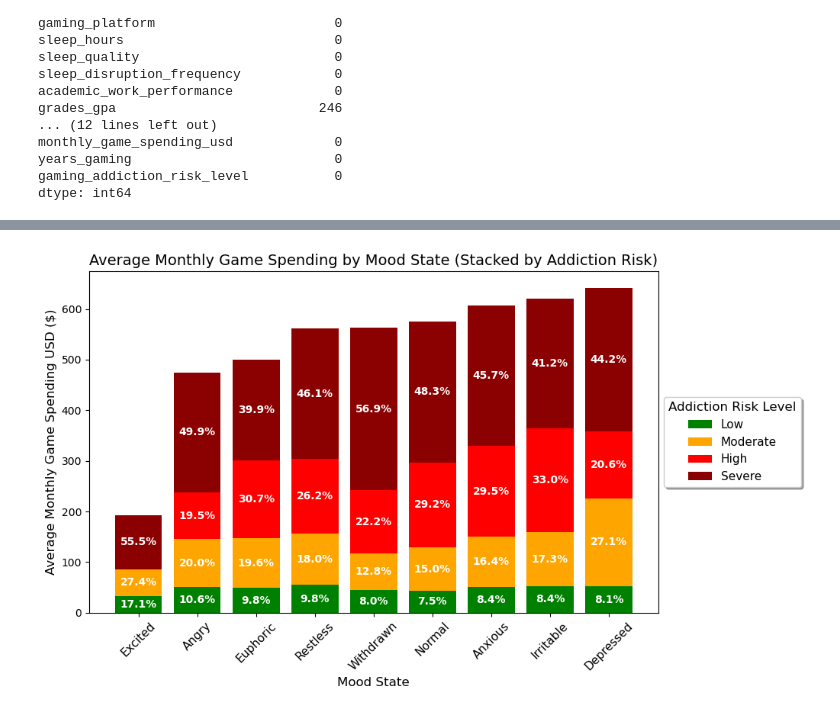
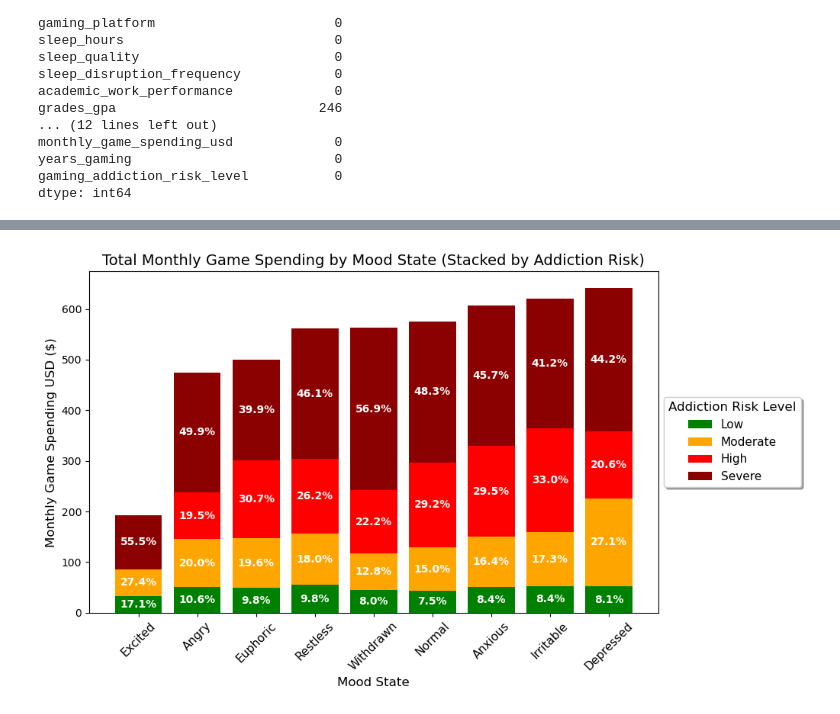
Before and after one commit to ilsecaher/MSDS470_X40_Data-Visualization_Wk5, a Jupyter notebook: MSDS670_X40_Data Visualization_AssignmentWk5 - Ilse Severance.ipynb, the cells around one changed output, grey strips where cells are left out. Cells and saved outputs as stored; diff of their text form; code cells hidden in the pictures.

```diff
--- a/MSDS670_X40_Data Visualization_AssignmentWk5 - Ilse Severance.ipynb
+++ b/MSDS670_X40_Data Visualization_AssignmentWk5 - Ilse Severance.ipynb
@@ -132,36 +132,36 @@ mood_risk_avg = spending_df.groupby(["mood_state", "gaming_addiction_risk_level"
 mood_risk_avg = mood_risk_avg.reindex(columns=risk_order, fill_value=0)
 
 #Computing total spending per mood and sort by that, creating a helper column for sorting
 mood_risk_avg["total_spending"] = mood_risk_avg.sum(axis=1)
 mood_risk_avg = mood_risk_avg.sort_values("total_spending")
 mood_risk_avg = mood_risk_avg.drop(columns="total_spending")
 
 #Creating the stacked bar chart
 fig, ax = plt.subplots(figsize=(12, 6))
 bottom = pd.Series(0, index=mood_risk_avg.index)
 for risk_level in risk_order:
     values = mood_risk_avg[risk_level]
     bars = ax.bar(mood_risk_avg.index, values, bottom=bottom, color=colors[risk_level], label=risk_level)
 
     # Annotate each segment with percentage of that mood total
     for bar, val, btm, mood in zip(bars, values, bottom, mood_risk_avg.index):
         total = mood_risk_avg.loc[mood].sum()
         if val > 0:
             ax.text(bar.get_x() + bar.get_width() / 2, btm + val / 2, f"{val/total*100:.1f}%", ha="center", va="center", fontsize=10, color="white", fontweight="bold")
     bottom += values
 
 #Adding labels and title
-ax.set_title("Average Monthly Game Spending by Mood State (Stacked by Addiction Risk)", fontsize=14)
-ax.set_ylabel("Average Monthly Game Spending USD ($)", fontsize=12)
+ax.set_title("Total Monthly Game Spending by Mood State (Stacked by Addiction Risk)", fontsize=14)
+ax.set_ylabel("Monthly Game Spending USD ($)", fontsize=12)
 ax.set_xlabel("Mood State", fontsize=12)
 ax.set_xticklabels(mood_risk_avg.index, rotation=45, fontsize=11)
 
 #Moving the legend box outside the plot for better visibility
 ax.legend(title="Addiction Risk Level", loc="center left", bbox_to_anchor=(1, 0.5), frameon=True, shadow=True, fancybox=True, fontsize=11, title_fontsize=12)
 plt.tight_layout(rect=[0, 0, 0.85, 1])
 plt.show()
 # %% [output]
-[figure, old version]
+[figure, new version]
 # %%
 #Defining spending_social to filter out rows with NaN values
 spending_social = spending_df[spending_df["face_to_face_social_hours_weekly"].notna()]
```
Also changed, not shown: parts of 4 cells of this notebook.
